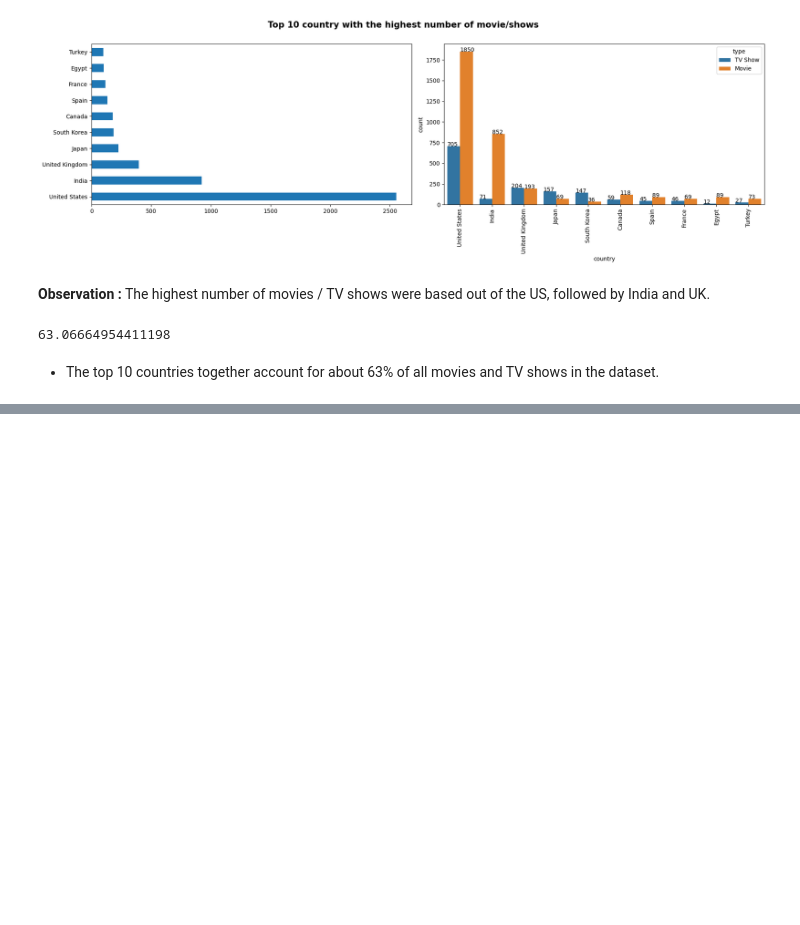
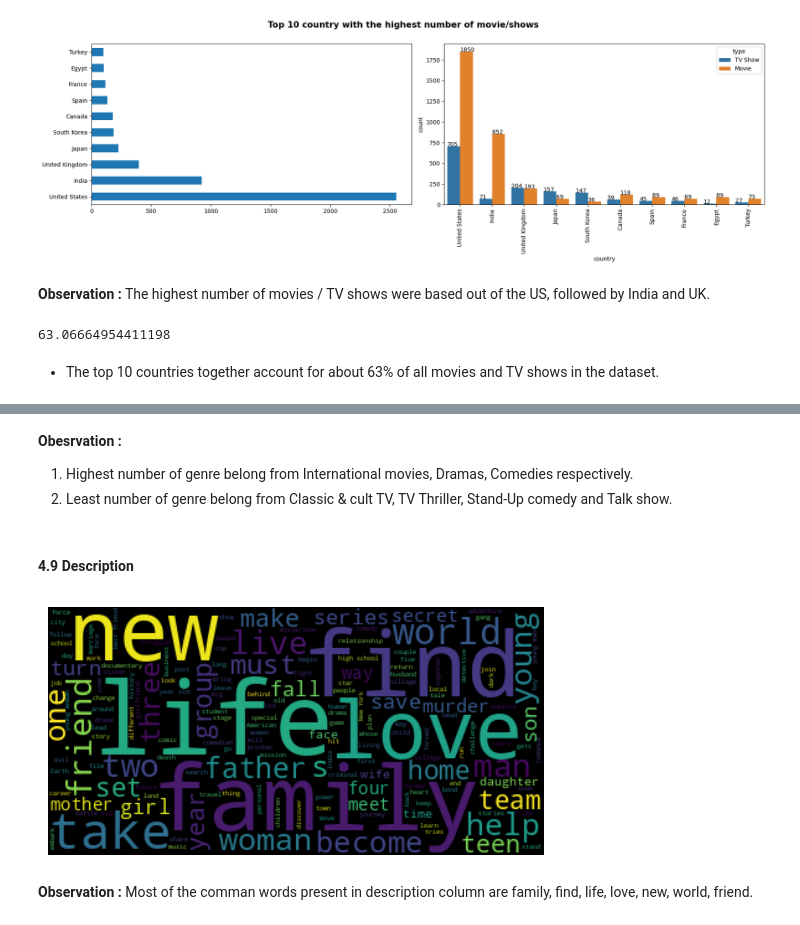
Before and after one commit to atulchune/Netflix_Movie_and_TV_Shows_Clustering, a Jupyter notebook: Netflix_Movie_and_TV_Shows_Clustering.ipynb, the cells around one changed output, grey strips where cells are left out. Cells and saved outputs as stored; diff of their text form; code cells hidden in the pictures; blank space fills up the shorter version.

```diff
--- a/Netflix_Movie_and_TV_Shows_Clustering.ipynb
+++ b/Netflix_Movie_and_TV_Shows_Clustering.ipynb
@@ -471,0 +575,21 @@ df['country'].value_counts().nlargest(10).sum()/len(df)*100
+# %% [markdown]
+**Obesrvation :**
+1. Highest number of genre belong from International movies, Dramas, Comedies respectively.
+2. Least number of  genre belong from Classic & cult TV, TV Thriller, Stand-Up comedy and Talk show.
+# %% [markdown]
+#### **4.9 Description**
+# %%
+# text documents
+text = " ".join(word for word in df['description'])
+
+# create the word cloud
+wordcloud = WordCloud(stopwords=STOPWORDS).generate(text)
+
+# plot the word cloud
+plt.imshow(wordcloud,  interpolation='bilinear')
+plt.axis("off")
+plt.show()
+# %% [output]
+[figure, added]
+# %% [markdown]
+**Observation :** Most of the comman words present in description column are family, find, life, love, new, world, friend.
```
Also changed, not shown: parts of 13 cells of this notebook.
